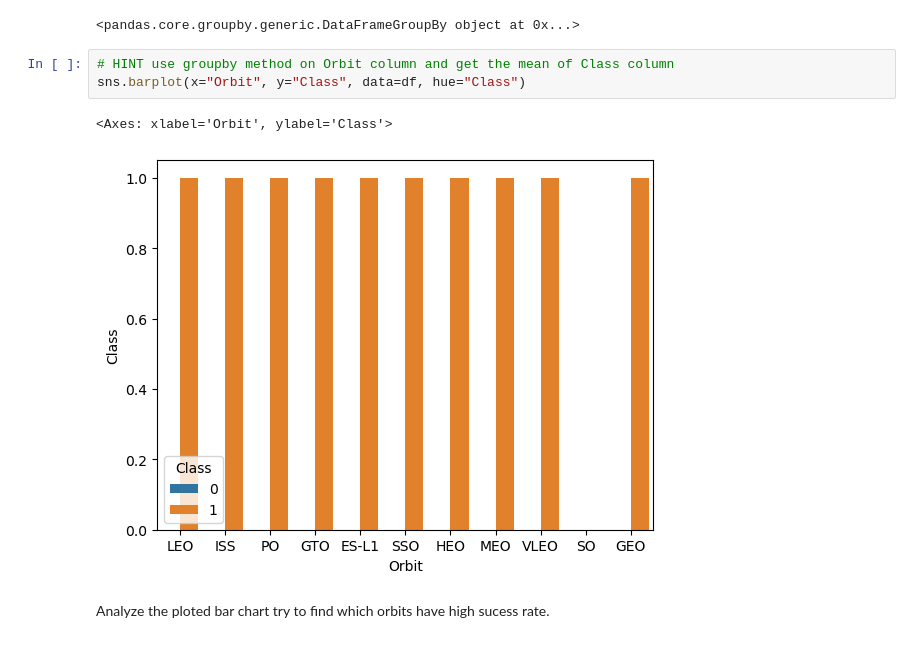
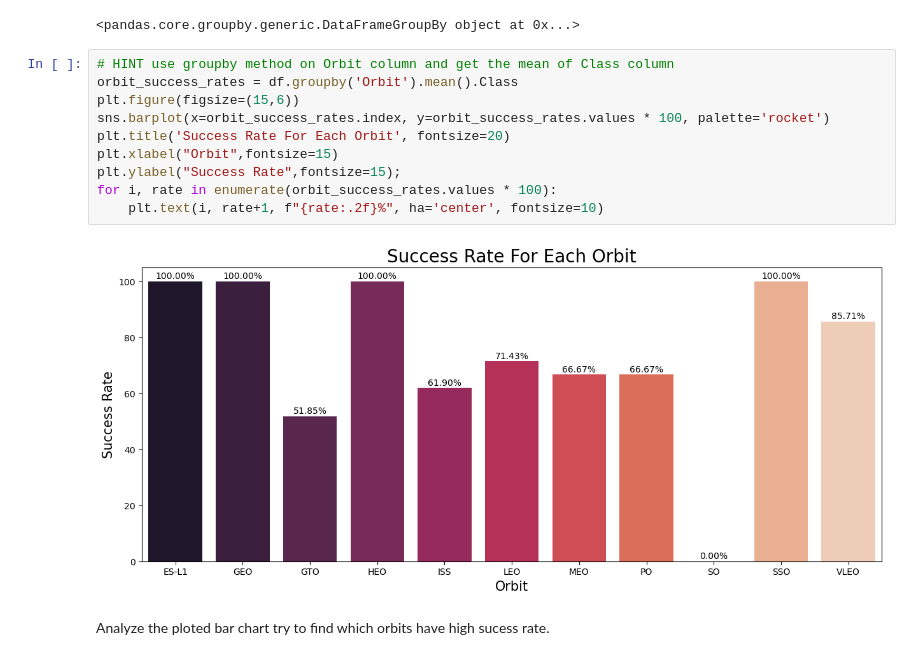
Before and after one commit to zzyadd/demo1, a Jupyter notebook: jupyter-labs-eda-dataviz.ipynb, the cells around one changed output. Drawn from its saved outputs; the diff is of its cells as text.

```diff
--- a/jupyter-labs-eda-dataviz.ipynb
+++ b/jupyter-labs-eda-dataviz.ipynb
@@ -114,12 +114,18 @@ orbit_success=df.groupby("Orbit")
 orbit_success
 # %% [output]
 <pandas.core.groupby.generic.DataFrameGroupBy object at 0x...>
-# %%
-# HINT use groupby method on Orbit column and get the mean of Class column
-sns.barplot(x="Orbit", y="Class", data=df, hue="Class")
-# %% [output]
-<Axes: xlabel='Orbit', ylabel='Class'>
-[figure, removed]
+# %%
+# HINT use groupby method on Orbit column and get the mean of Class column
+orbit_success_rates = df.groupby('Orbit').mean().Class
+plt.figure(figsize=(15,6))
+sns.barplot(x=orbit_success_rates.index, y=orbit_success_rates.values * 100, palette='rocket')
+plt.title('Success Rate For Each Orbit', fontsize=20)
+plt.xlabel("Orbit",fontsize=15)
+plt.ylabel("Success Rate",fontsize=15);
+for i, rate in enumerate(orbit_success_rates.values * 100):
+    plt.text(i, rate+1, f"{rate:.2f}%", ha='center', fontsize=10)
+# %% [output]
+[figure, added]
 # %% [markdown]
 Analyze the ploted bar chart try to find which orbits have high sucess rate.
 # %% [markdown]
```
Also changed, not shown: parts of 3 cells of this notebook.
